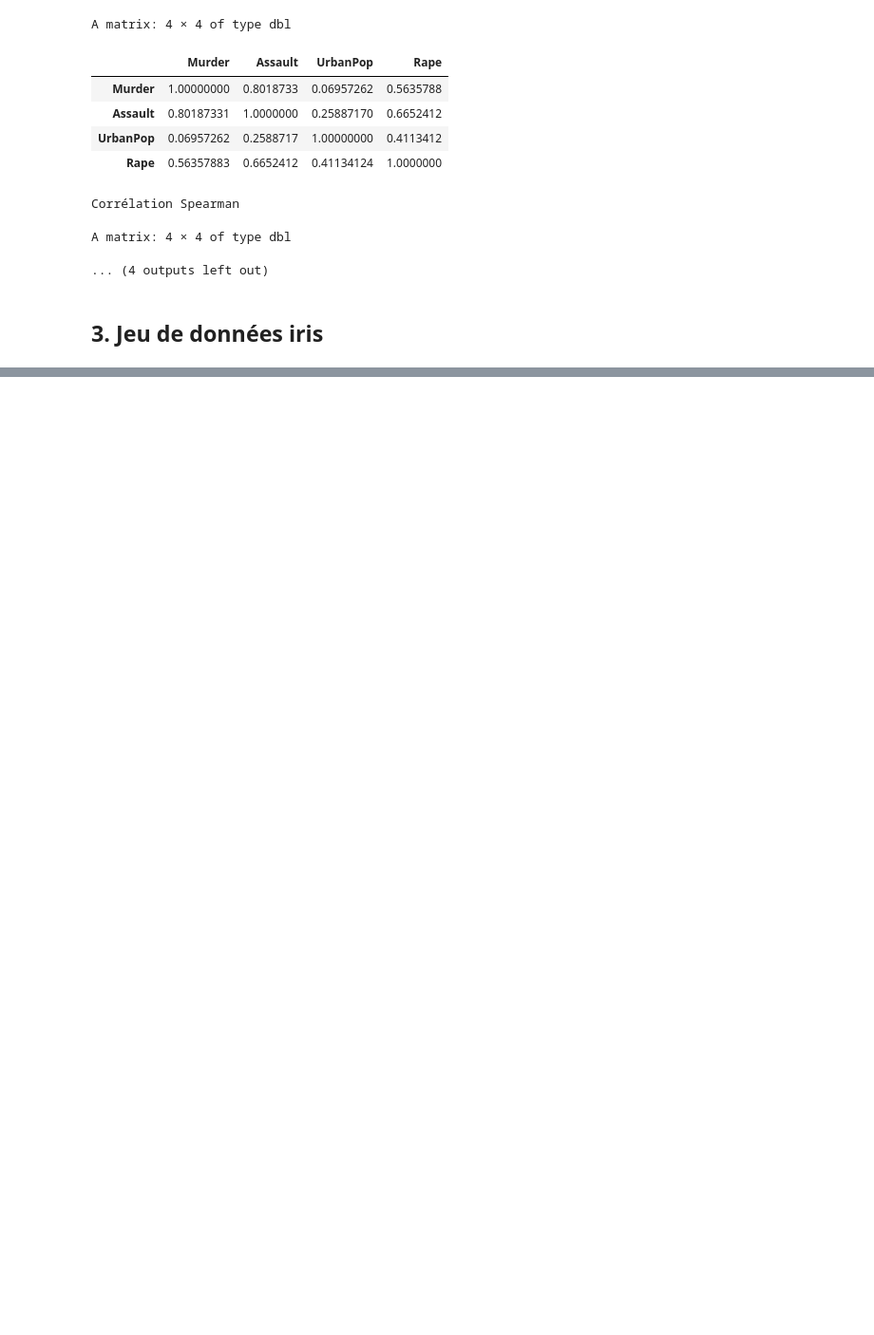
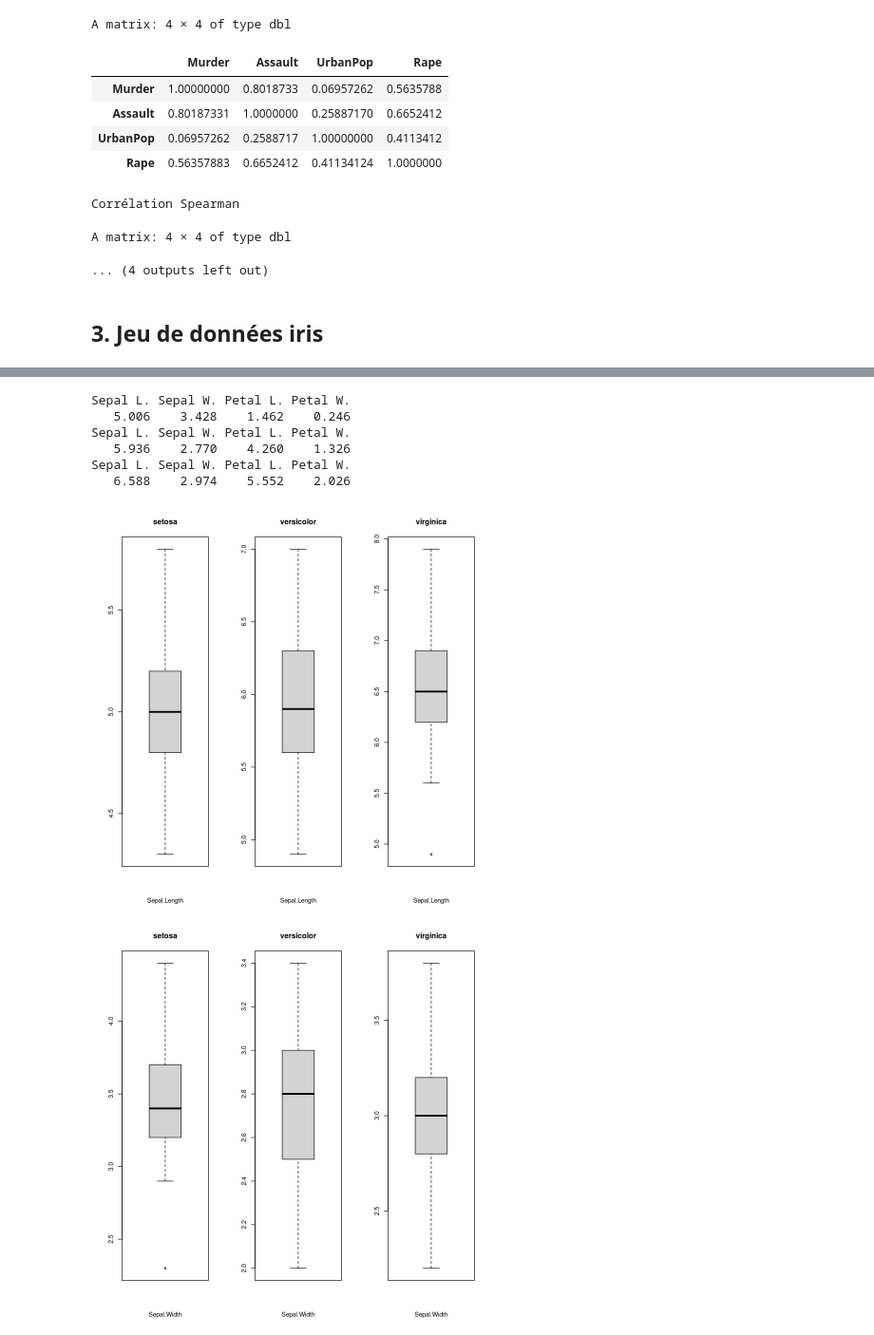
Before and after one commit to audrey1306/statistics, a Jupyter notebook: seance_08_09_25/TP1_init_R.ipynb, the cells around one changed output, grey strips where cells are left out. Shown: that part at 95% size. Drawn from its saved outputs; the diff is of its cells as text; code cells hidden in the pictures; blank space fills up the shorter version.

```diff
--- a/seance_08_09_25/TP1_init_R.ipynb
+++ b/seance_08_09_25/TP1_init_R.ipynb
@@ -642,0 +653,9 @@ A data.frame: 150 × 5
+# %%
+#2.
+colnames(iris)
+
+for (spe in unique(iris$Species)){
+    print(spe)
+    #print(iris[iris$Species==spe, 1:5])
+    print(apply(iris[iris$Species==spe, 1:4], 2, mean))
+}
@@ -642,0 +673,25 @@ A data.frame: 150 × 5
+# %%
+#3.
+
+for (spe in c(1,2,3)){
+    print(apply(iris3[,,spe], 2, mean))
+}
+# %% [output]
+Sepal L. Sepal W. Petal L. Petal W.
+   5.006    3.428    1.462    0.246
+Sepal L. Sepal W. Petal L. Petal W.
+   5.936    2.770    4.260    1.326
+Sepal L. Sepal W. Petal L. Petal W.
+   6.588    2.974    5.552    2.026
+# %%
+#4.
+
+for (var in seq(from=1, to=3)){
+    par(bg ="white", mfrow = c(1,3))
+    for (spe in unique(iris$Species)){
+        boxplot(iris[iris$Species==spe, var], main = spe, sub = colnames(iris)[var])
+    }
+}
+# %% [output]
+[figure, added]
+[figure, added]
```
Also changed, not shown: parts of 5 cells of this notebook.
